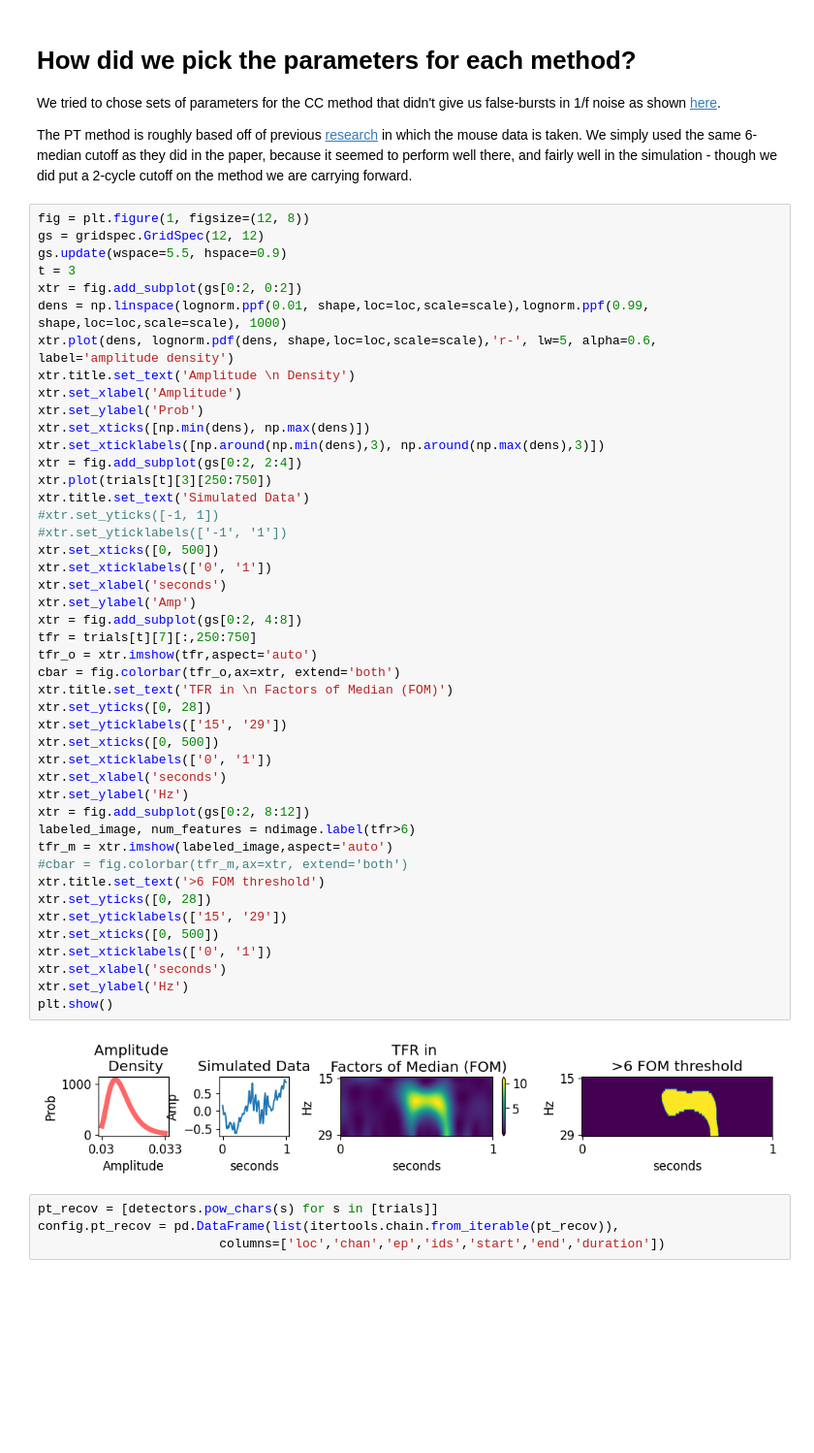
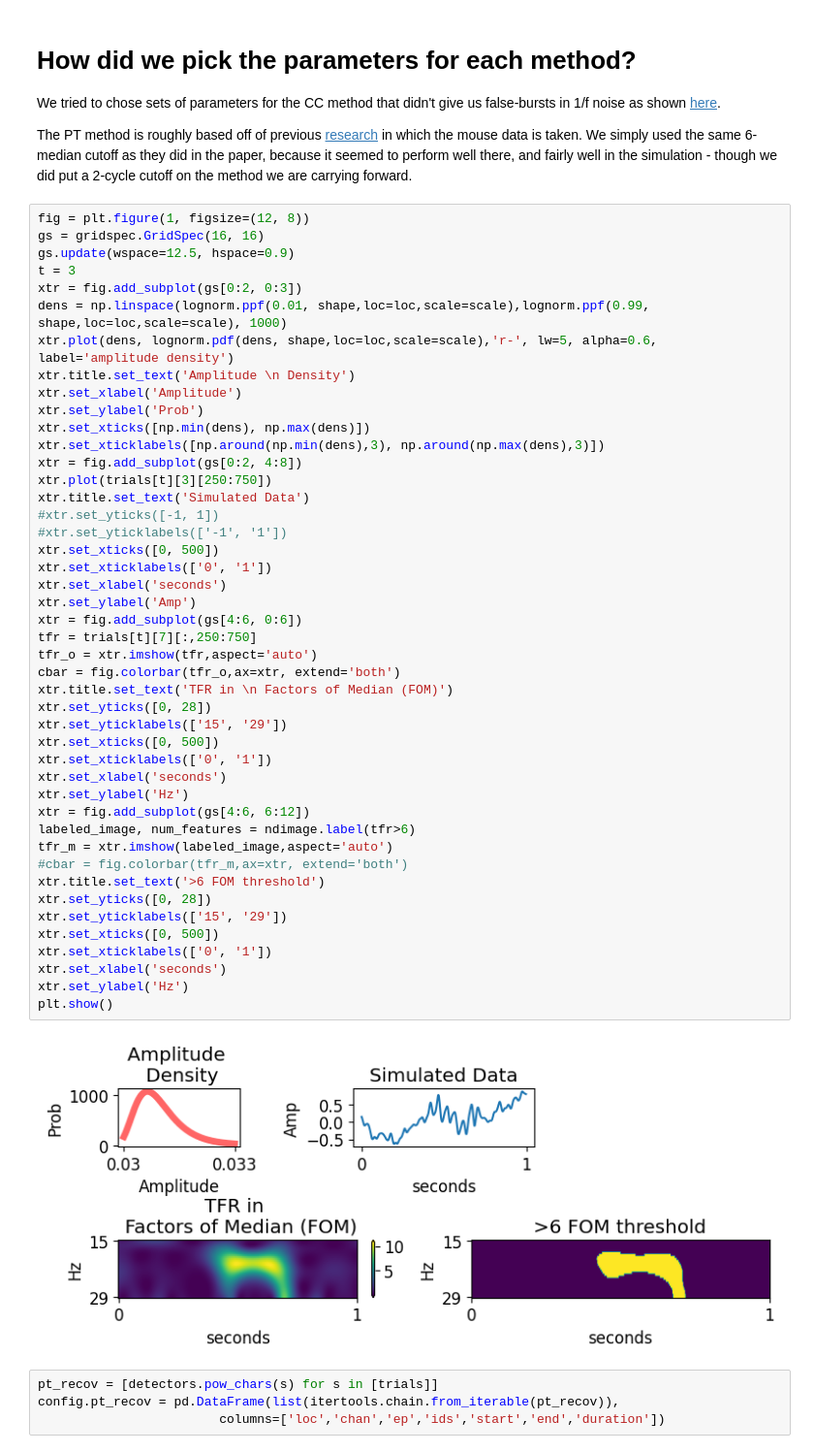
Before and after one commit to langfordzd/burst_regimes, a Jupyter notebook: walkthrough.ipynb, the cells around one changed output. Shown at 97% size. Cells and saved outputs as stored; diff of their text form; blank space fills up the shorter version.

```diff
--- a/walkthrough.ipynb
+++ b/walkthrough.ipynb
@@ -54,10 +54,10 @@ We tried to chose sets of parameters for the CC method that didn't give us false
 The PT method is roughly based off of previous [research](https://elifesciences.org/articles/29086) in which the mouse data is taken. We simply used the same 6-median cutoff as they did in the paper, because it seemed to perform well there, and fairly well in the simulation - though we did put a 2-cycle cutoff on the method we are carrying forward.
 # %%
 fig = plt.figure(1, figsize=(12, 8))
-gs = gridspec.GridSpec(12, 12)
-gs.update(wspace=5.5, hspace=0.9)
+gs = gridspec.GridSpec(16, 16)
+gs.update(wspace=12.5, hspace=0.9)
 t = 3
-xtr = fig.add_subplot(gs[0:2, 0:2])
+xtr = fig.add_subplot(gs[0:2, 0:3])
 dens = np.linspace(lognorm.ppf(0.01, shape,loc=loc,scale=scale),lognorm.ppf(0.99, shape,loc=loc,scale=scale), 1000)
 xtr.plot(dens, lognorm.pdf(dens, shape,loc=loc,scale=scale),'r-', lw=5, alpha=0.6, label='amplitude density')
 xtr.title.set_text('Amplitude \n Density')
@@ -65,40 +65,40 @@ xtr.set_xlabel('Amplitude')
 xtr.set_ylabel('Prob')
 xtr.set_xticks([np.min(dens), np.max(dens)])
 xtr.set_xticklabels([np.around(np.min(dens),3), np.around(np.max(dens),3)])
-xtr = fig.add_subplot(gs[0:2, 2:4])
+xtr = fig.add_subplot(gs[0:2, 4:8])
 xtr.plot(trials[t][3][250:750])
 xtr.title.set_text('Simulated Data')
 #xtr.set_yticks([-1, 1])
 #xtr.set_yticklabels(['-1', '1'])
 xtr.set_xticks([0, 500])
 xtr.set_xticklabels(['0', '1'])
 xtr.set_xlabel('seconds')
 xtr.set_ylabel('Amp')
-xtr = fig.add_subplot(gs[0:2, 4:8])
+xtr = fig.add_subplot(gs[4:6, 0:6])
 tfr = trials[t][7][:,250:750]
 tfr_o = xtr.imshow(tfr,aspect='auto')
 cbar = fig.colorbar(tfr_o,ax=xtr, extend='both')
 xtr.title.set_text('TFR in \n Factors of Median (FOM)')
 xtr.set_yticks([0, 28])
 xtr.set_yticklabels(['15', '29'])
 xtr.set_xticks([0, 500])
 xtr.set_xticklabels(['0', '1'])
 xtr.set_xlabel('seconds')
 xtr.set_ylabel('Hz')
-xtr = fig.add_subplot(gs[0:2, 8:12])
+xtr = fig.add_subplot(gs[4:6, 6:12])
 labeled_image, num_features = ndimage.label(tfr>6)
 tfr_m = xtr.imshow(labeled_image,aspect='auto')
 #cbar = fig.colorbar(tfr_m,ax=xtr, extend='both')
 xtr.title.set_text('>6 FOM threshold')
 xtr.set_yticks([0, 28])
 xtr.set_yticklabels(['15', '29'])
 xtr.set_xticks([0, 500])
 xtr.set_xticklabels(['0', '1'])
 xtr.set_xlabel('seconds')
 xtr.set_ylabel('Hz')
 plt.show()
 # %% [output]
-[figure, old version]
+[figure, new version]
 # %%
 pt_recov = [detectors.pow_chars(s) for s in [trials]]
 config.pt_recov = pd.DataFrame(list(itertools.chain.from_iterable(pt_recov)),
```
